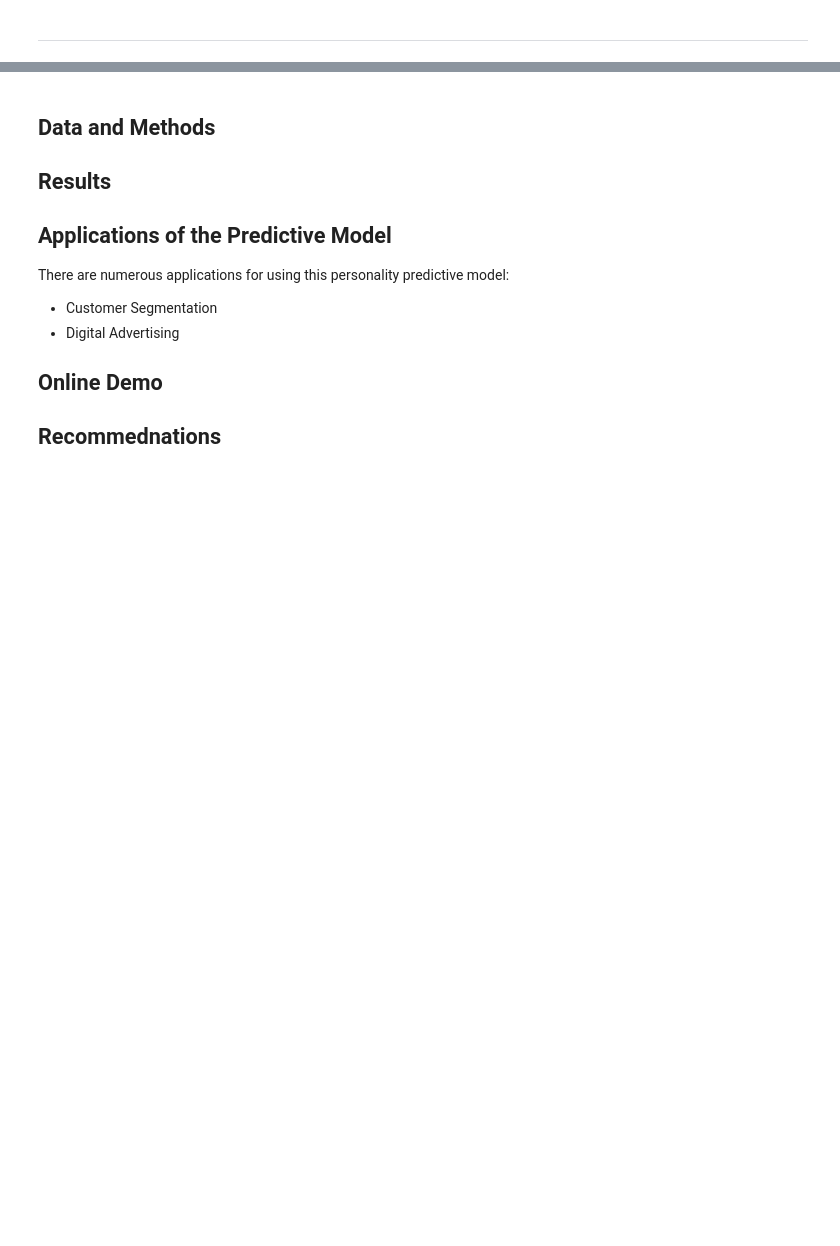
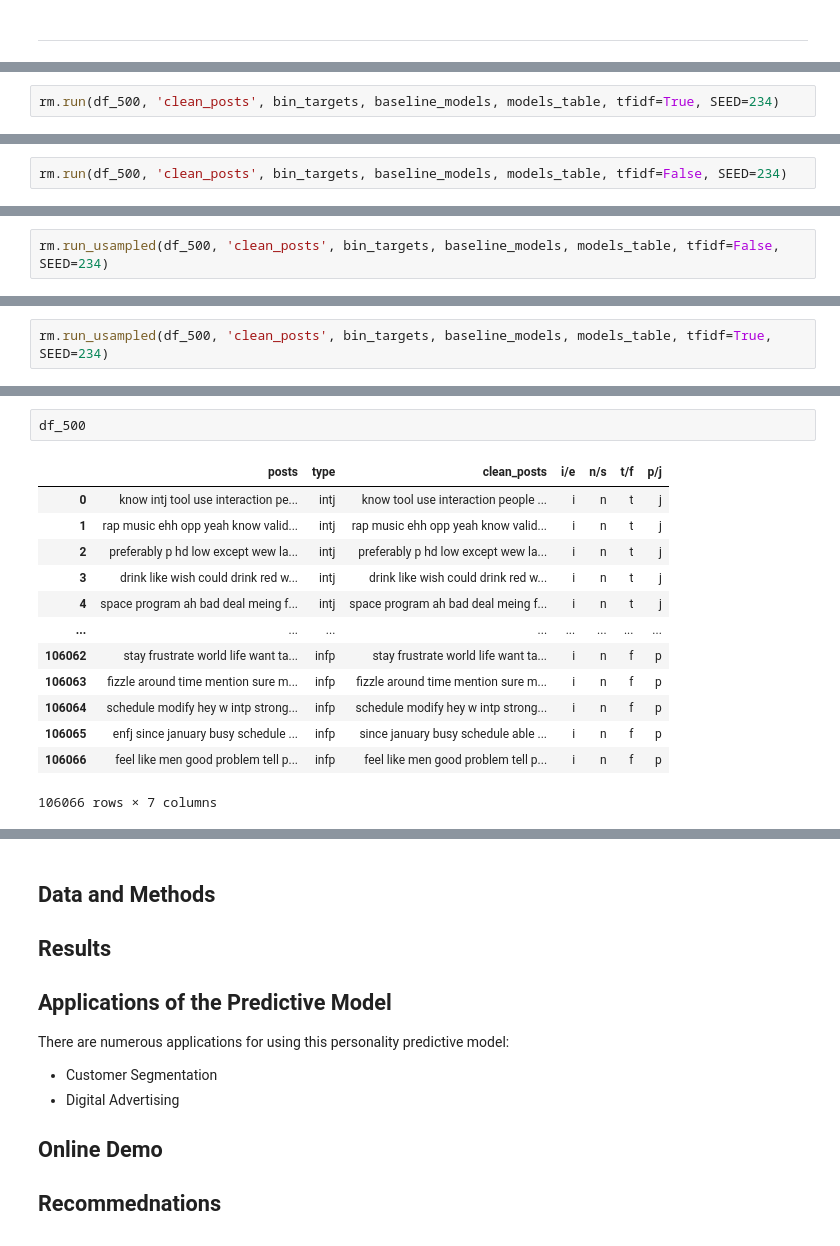
Before and after one commit to westonshuken/Automatic-Personality-Prediction, a Jupyter notebook: index.ipynb, the cells around one changed output, grey strips where cells are left out. Drawn from its saved outputs; the diff is of its cells as text; blank space fills up the shorter version.

Commit message:
model improvements

```diff
--- a/index.ipynb
+++ b/index.ipynb
@@ -873,0 +1005,2 @@ final_df['token_joined'].iloc[rint]
+# %%
+rm.run(df_500, 'clean_posts', bin_targets, baseline_models, models_table, tfidf=True, SEED=234)
@@ -873,0 +1033,2 @@ final_df['token_joined'].iloc[rint]
+# %%
+rm.run(df_500, 'clean_posts', bin_targets, baseline_models, models_table, tfidf=False, SEED=234)
@@ -873,0 +1061,2 @@ final_df['token_joined'].iloc[rint]
+# %%
+rm.run_usampled(df_500, 'clean_posts', bin_targets, baseline_models, models_table, tfidf=False, SEED=234)
@@ -873,0 +1093,2 @@ final_df['token_joined'].iloc[rint]
+# %%
+rm.run_usampled(df_500, 'clean_posts', bin_targets, baseline_models, models_table, tfidf=True, SEED=234)
@@ -873,0 +1125,16 @@ final_df['token_joined'].iloc[rint]
+# %%
+df_500
+# %% [output]
+|  | posts | type | clean_posts | i/e | n/s | t/f | p/j |
+| 0 | know intj tool use interaction pe... | intj | know tool use interaction people ... | i | n | t | j |
+| 1 | rap music ehh opp yeah know valid... | intj | rap music ehh opp yeah know valid... | i | n | t | j |
+| 2 | preferably p hd low except wew la... | intj | preferably p hd low except wew la... | i | n | t | j |
+| 3 | drink like wish could drink red w... | intj | drink like wish could drink red w... | i | n | t | j |
+| 4 | space program ah bad deal meing f... | intj | space program ah bad deal meing f... | i | n | t | j |
+| ... | ... | ... | ... | ... | ... | ... | ... |
+| 106062 | stay frustrate world life want ta... | infp | stay frustrate world life want ta... | i | n | f | p |
+| 106063 | fizzle around time mention sure m... | infp | fizzle around time mention sure m... | i | n | f | p |
+| 106064 | schedule modify hey w intp strong... | infp | schedule modify hey w intp strong... | i | n | f | p |
+| 106065 | enfj since january busy schedule ... | infp | since january busy schedule able ... | i | n | f | p |
+| 106066 | feel like men good problem tell p... | infp | feel like men good problem tell p... | i | n | f | p |
+106066 rows × 7 columns
```
Also changed, not shown: parts of 57 cells of this notebook, 6 other files.
